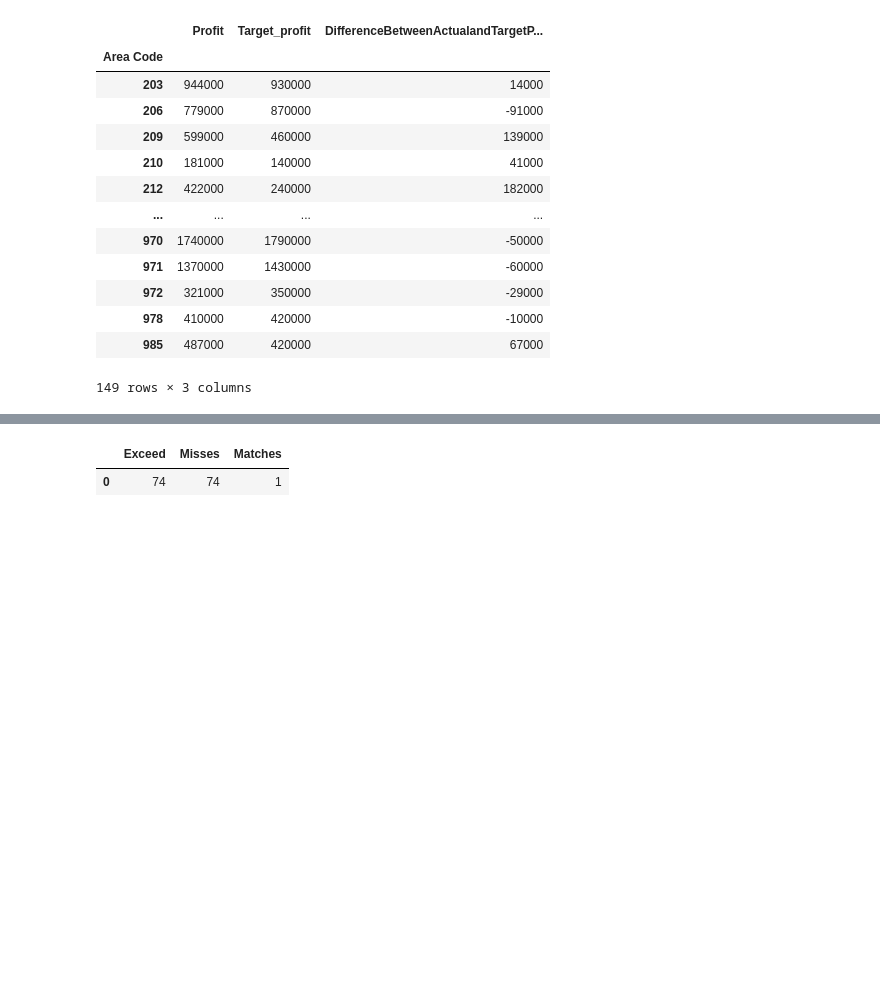
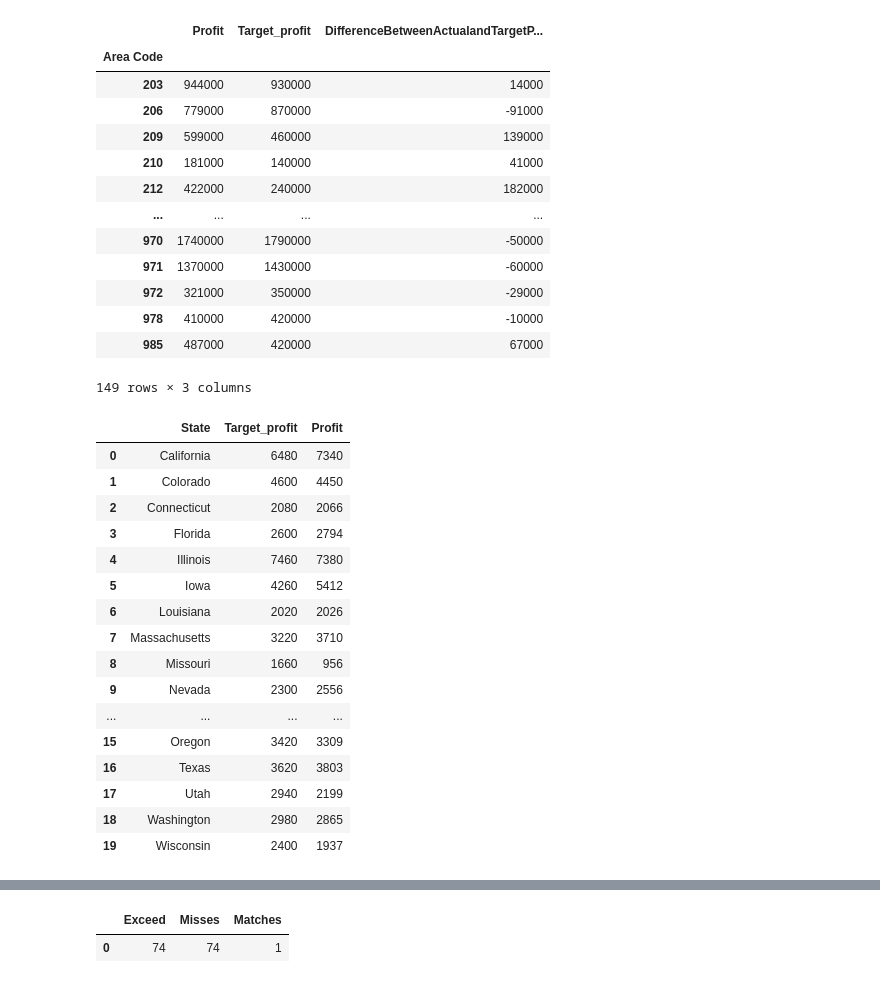
Before and after one commit to R3adyPro/Coffee-Chain-Sales, a Jupyter notebook: main.ipynb, the cells around one changed output, grey strips where cells are left out. Cells and saved outputs as stored; diff of their text form; code cells hidden in the pictures; blank space fills up the shorter version.

```diff
--- a/main.ipynb
+++ b/main.ipynb
@@ -251,3 +251,25 @@ misses = (targetProfit['Profit'] < targetProfit['Target_profit']).sum()
 equal = (targetProfit['Profit'] == targetProfit['Target_profit']).sum()
 data = {'Exceed': [exceed], 'Misses': [misses], 'Matches': [equal]}
 exceedOrMisses = pd.DataFrame(data)
+# %%
+state_target_profit = dataSet.copy()
+state_target_profit = state_target_profit.groupby(['State'])[['Target_profit', 'Profit']].sum().reset_index()
+state_target_profit
+# %% [output]
+|  | State | Target_profit | Profit |
+| 0 | California | 6480 | 7340 |
+| 1 | Colorado | 4600 | 4450 |
+| 2 | Connecticut | 2080 | 2066 |
+| 3 | Florida | 2600 | 2794 |
+| 4 | Illinois | 7460 | 7380 |
+| 5 | Iowa | 4260 | 5412 |
+| 6 | Louisiana | 2020 | 2026 |
+| 7 | Massachusetts | 3220 | 3710 |
+| 8 | Missouri | 1660 | 956 |
+| 9 | Nevada | 2300 | 2556 |
+| ... | ... | ... | ... |
+| 15 | Oregon | 3420 | 3309 |
+| 16 | Texas | 3620 | 3803 |
+| 17 | Utah | 2940 | 2199 |
+| 18 | Washington | 2980 | 2865 |
+| 19 | Wisconsin | 2400 | 1937 |
```
Also changed, not shown: parts of 6 cells of this notebook.
